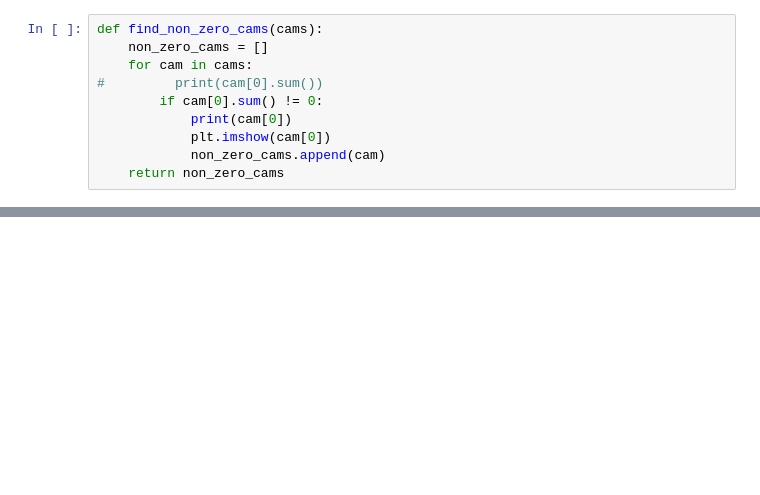
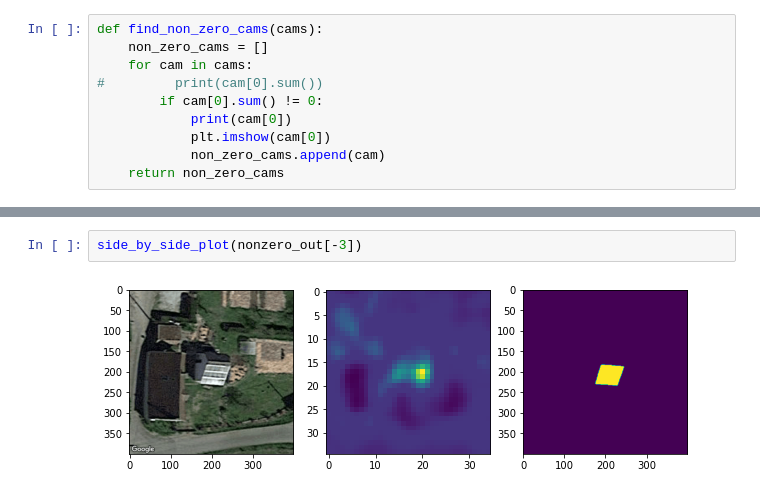
Before and after one commit to jelc53/deepsolar, a Jupyter notebook: inspect_results.ipynb, the cells around one changed output, grey strips where cells are left out. Cells and saved outputs as stored; diff of their text form; blank space fills up the shorter version.

```diff
--- a/inspect_results.ipynb
+++ b/inspect_results.ipynb
@@ -30,0 +60,4 @@ plt.show()
+# %%
+side_by_side_plot(nonzero_out[-3])
+# %% [output]
+[figure, added]
```
Also changed, not shown: parts of 18 cells of this notebook, 1 other file.
